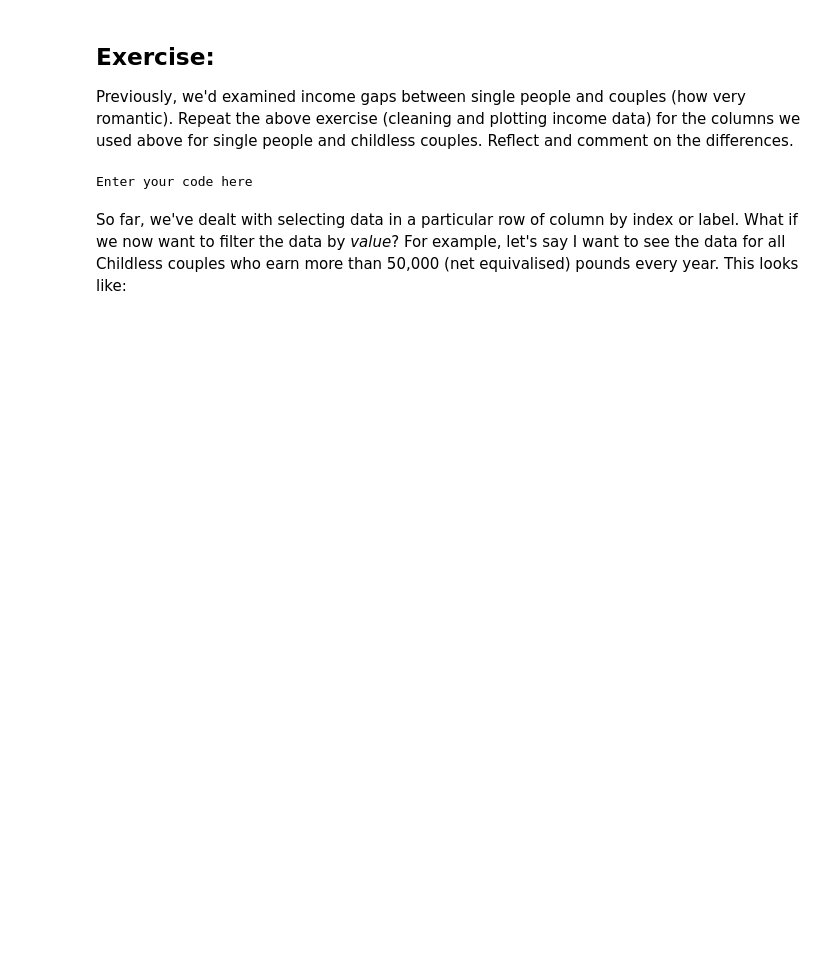
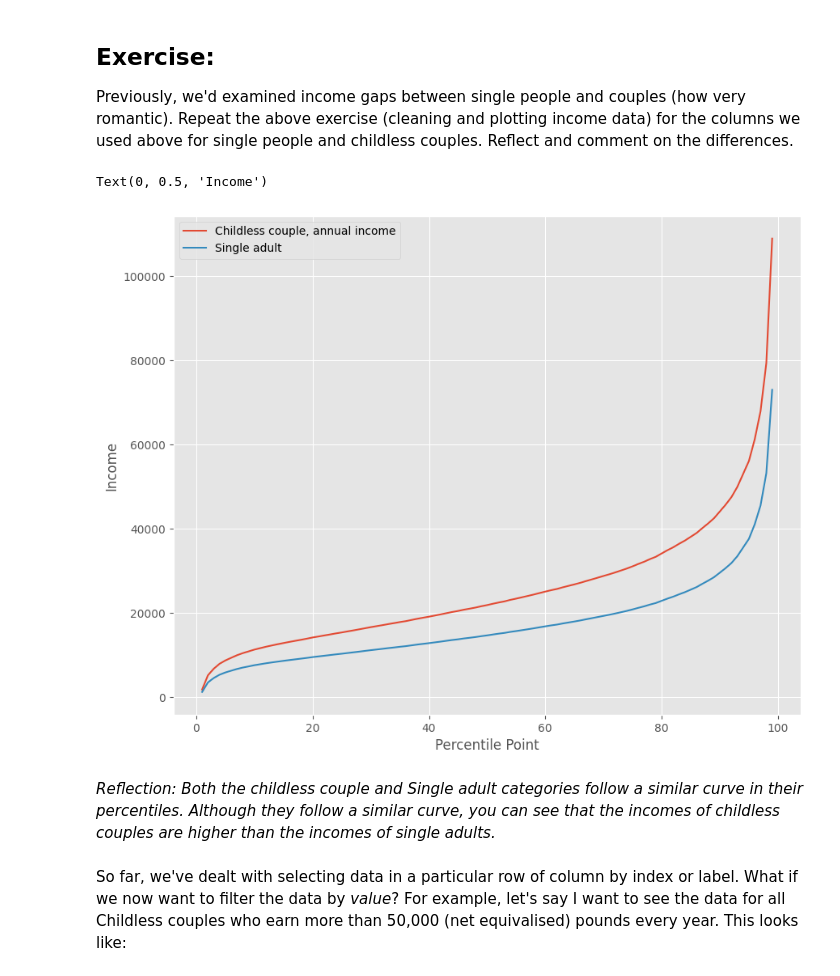
Before and after one commit to sanyalodha/QM2, a Jupyter notebook: notebooks/W02. Pandas.ipynb, the cells around one changed output. Saved outputs shown, nothing was run; the diff lists cells and outputs as text; code cells hidden in the pictures; blank space fills up the shorter version.

```diff
--- a/notebooks/W02. Pandas.ipynb
+++ b/notebooks/W02. Pandas.ipynb
@@ -301,7 +334,3 @@ Text(0, 0.5, 'Income Per Week [GBP]')
 ## Exercise:
 
 Previously, we'd examined income gaps between single people and couples (how very romantic). Repeat the above exercise (cleaning and plotting income data) for the columns we used above for single people and childless couples. Reflect and comment on the differences.
-# %%
-print("Enter your code here")
-# %% [output]
-Enter your code here
@@ -310,3 +337,14 @@ Add your reflection here.
+# %%
+new_clean = income[['Childless couple, annual income','Single adult']]
+new_clean=new_clean.replace(',', '', regex=True)
+new_clean = new_clean.replace('-', 'NaN', regex=True).astype('float')
+new_clean.plot()
+plt.ylabel('Income')
+# %% [output]
+Text(0, 0.5, 'Income')
+[figure, added]
+# %% [markdown]
+*Reflection: Both the childless couple and Single adult categories follow a similar curve in their percentiles. Although they follow a similar curve, you can see that the incomes of childless couples are higher than the incomes of single adults.*
 # %% [markdown]
 So far, we've dealt with selecting data in a particular row of column by index or label. What if we now want to filter the data by *value*? For example, let's say I want to see the data for all Childless couples who earn more than 50,000 (net equivalised) pounds every year. This looks like:
 # %%
```
Also changed, not shown: parts of 21 cells of this notebook.
